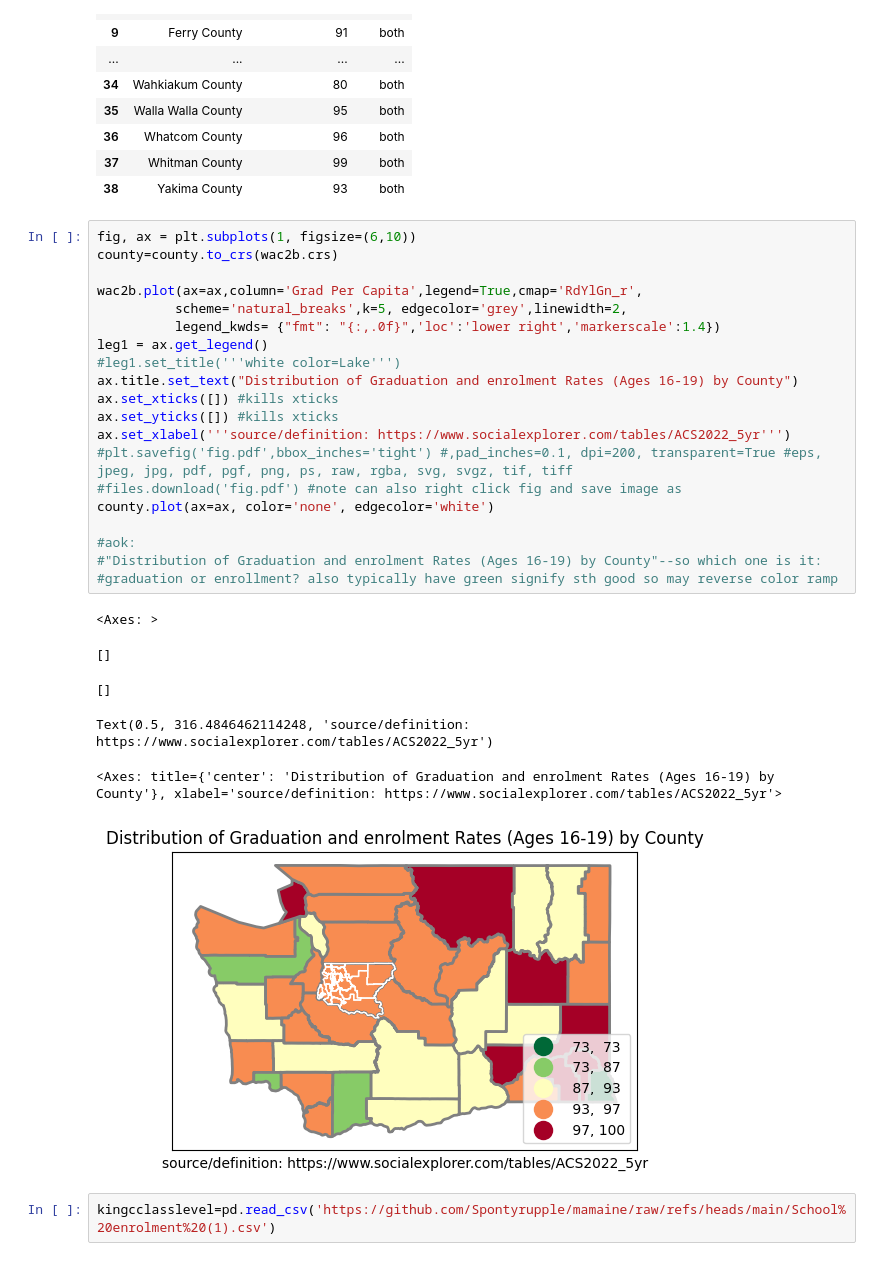
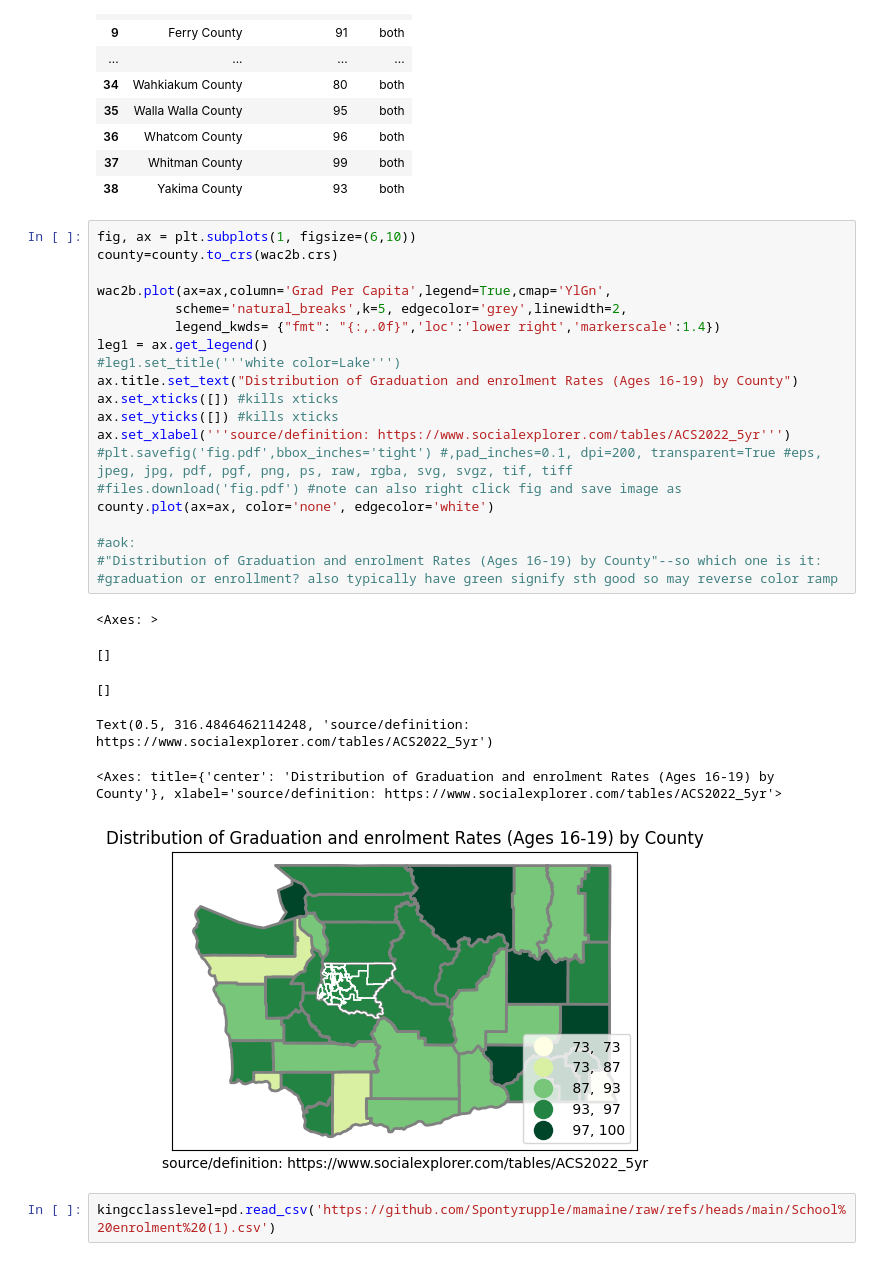
Before and after one commit to Spontyrupple/mamaine, a Jupyter notebook: king_county.ipynb, the cells around one changed output. Cells and saved outputs as stored; diff of their text form.

```diff
--- a/king_county.ipynb
+++ b/king_county.ipynb
@@ -266,30 +266,30 @@ wac2b[['JURISDIC_3','Grad Per Capita','_merge']]
 # %%
 fig, ax = plt.subplots(1, figsize=(6,10))
 county=county.to_crs(wac2b.crs)
 
-wac2b.plot(ax=ax,column='Grad Per Capita',legend=True,cmap='RdYlGn_r',
+wac2b.plot(ax=ax,column='Grad Per Capita',legend=True,cmap='YlGn',
           scheme='natural_breaks',k=5, edgecolor='grey',linewidth=2,
           legend_kwds= {"fmt": "{:,.0f}",'loc':'lower right','markerscale':1.4})
 leg1 = ax.get_legend()
 #leg1.set_title('''white color=Lake''')
 ax.title.set_text("Distribution of Graduation and enrolment Rates (Ages 16-19) by County")
 ax.set_xticks([]) #kills xticks
 ax.set_yticks([]) #kills xticks
 ax.set_xlabel('''source/definition: https://www.socialexplorer.com/tables/ACS2022_5yr''')
 #plt.savefig('fig.pdf',bbox_inches='tight') #,pad_inches=0.1, dpi=200, transparent=True #eps, jpeg, jpg, pdf, pgf, png, ps, raw, rgba, svg, svgz, tif, tiff
 #files.download('fig.pdf') #note can also right click fig and save image as
 county.plot(ax=ax, color='none', edgecolor='white')
 
 #aok:
 #"Distribution of Graduation and enrolment Rates (Ages 16-19) by County"--so which one is it:
 #graduation or enrollment? also typically have green signify sth good so may reverse color ramp
 # %% [output]
 <Axes: >
 []
 []
 Text(0.5, 316.4846462114248, 'source/definition: https://www.socialexplorer.com/tables/ACS2022_5yr')
 <Axes: title={'center': 'Distribution of Graduation and enrolment Rates (Ages 16-19) by County'}, xlabel='source/definition: https://www.socialexplorer.com/tables/ACS2022_5yr'>
-[figure, old version]
+[figure, new version]
 # %%
 kingcclasslevel=pd.read_csv('https://github.com/Spontyrupple/mamaine/raw/refs/heads/main/School%20enrolment%20(1).csv')
 # %%
```
Also changed, not shown: parts of 14 cells of this notebook.
